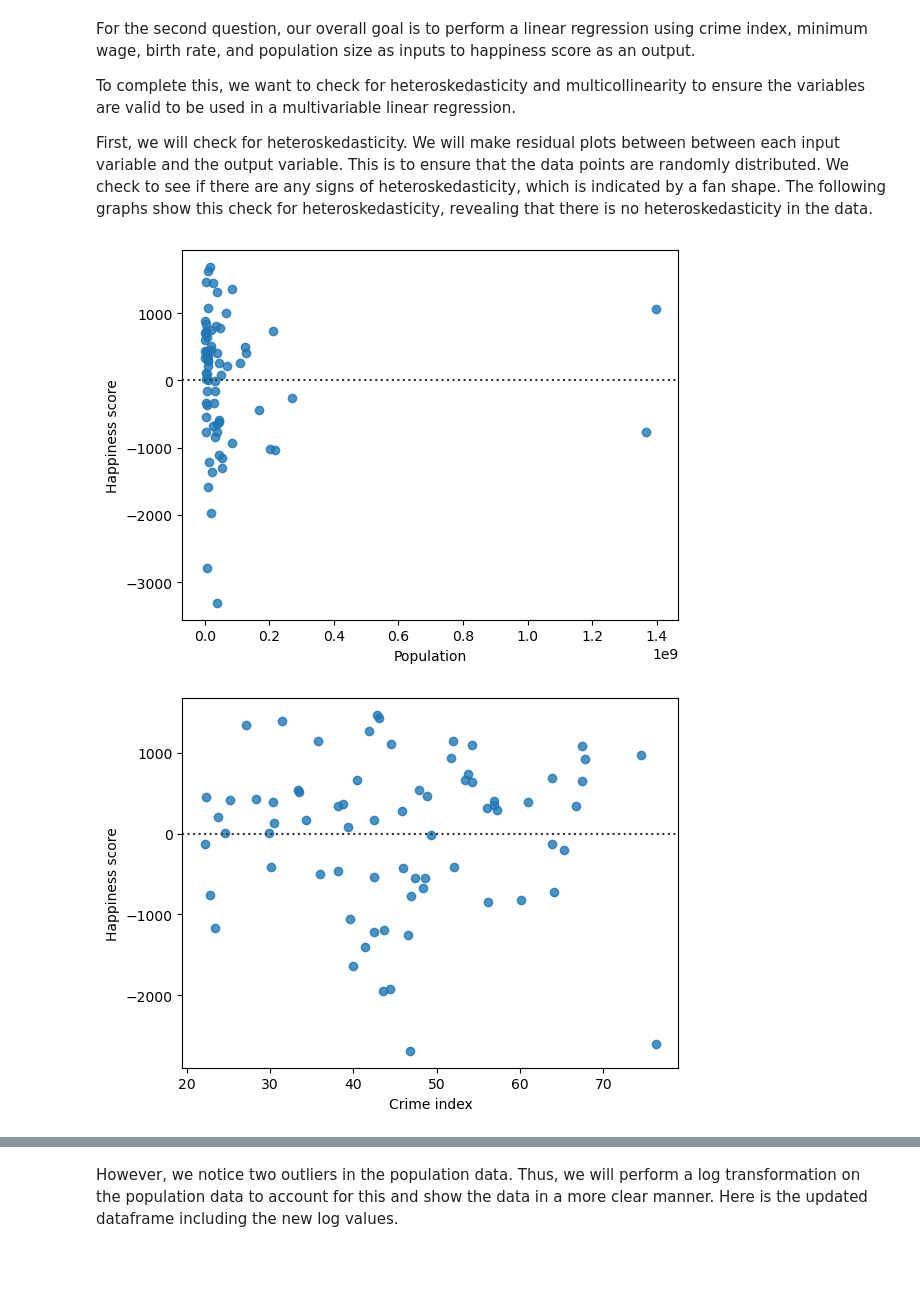
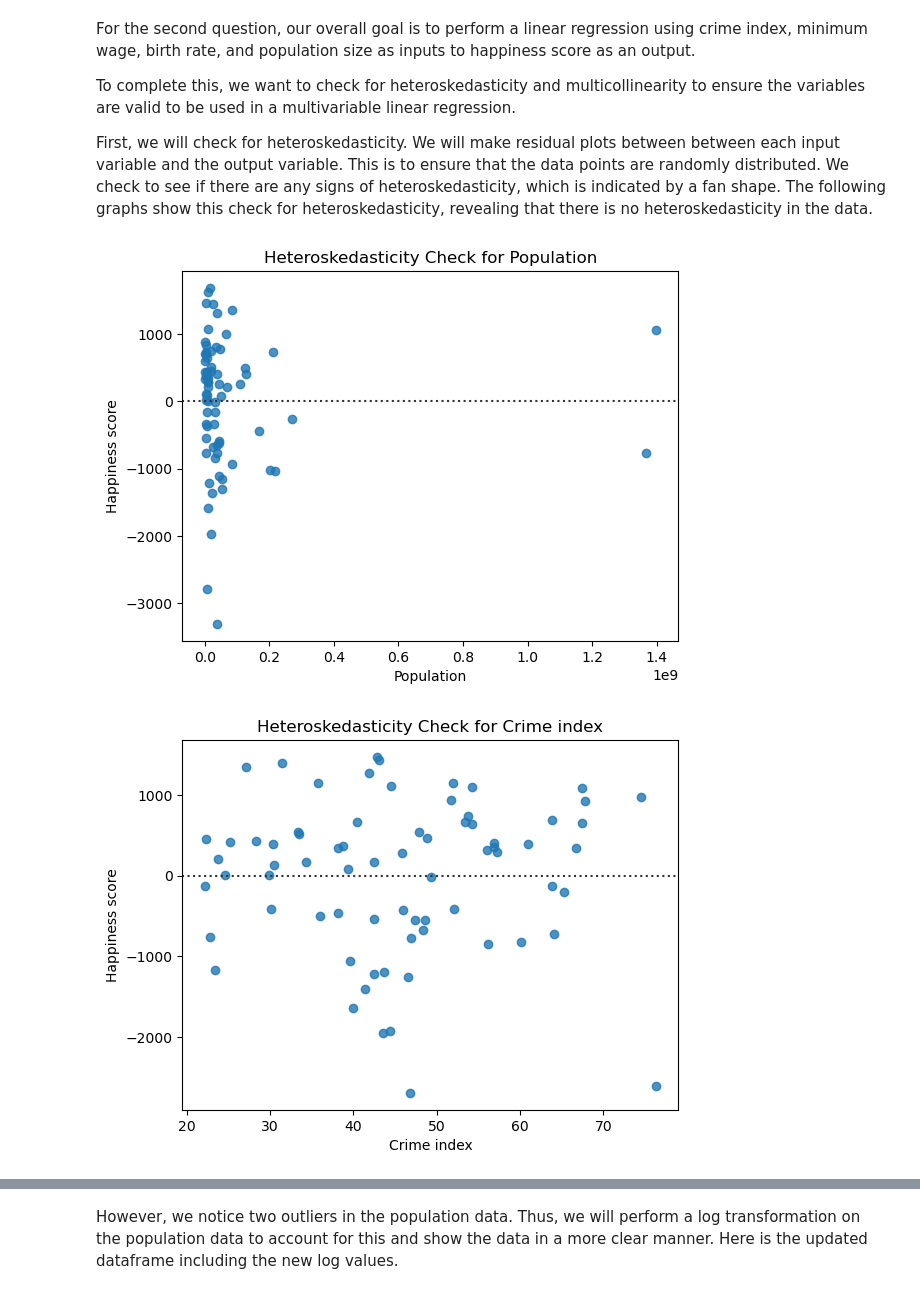
Before and after one commit to yixuanzhou1221/info2950, a Jupyter notebook: Phase 5/Phase5 2.ipynb, the cells around one changed output, grey strips where cells are left out. Drawn from its saved outputs; the diff is of its cells as text; code cells hidden in the pictures; blank space fills up the shorter version.

Commit message:
updates to visualization titles

```diff
--- a/Phase 5/Phase5 2.ipynb
+++ b/Phase 5/Phase5 2.ipynb
@@ -393,8 +393,9 @@ First, we will check for heteroskedasticity. We will make residual plots between
 # %%
 columns = hypothesis2_df.columns[1:5]
 for i in columns:
     sns.residplot(data=hypothesis2_df, x=i, y='Happiness score')
+    plt.title(f"Heteroskedasticity Check for {i}")
     plt.show()
 # %% [output]
-[figure, old version]
+[figure, new version]
-[figure, old version]
+[figure, new version]
```
Also changed, not shown: parts of 4 cells of this notebook.
